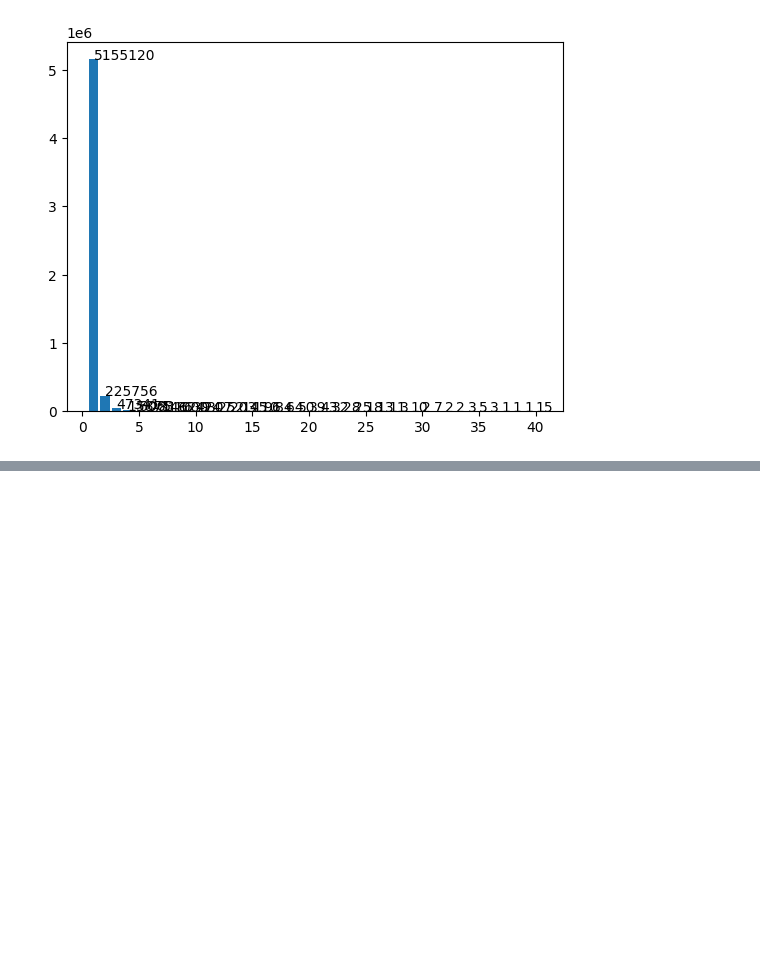
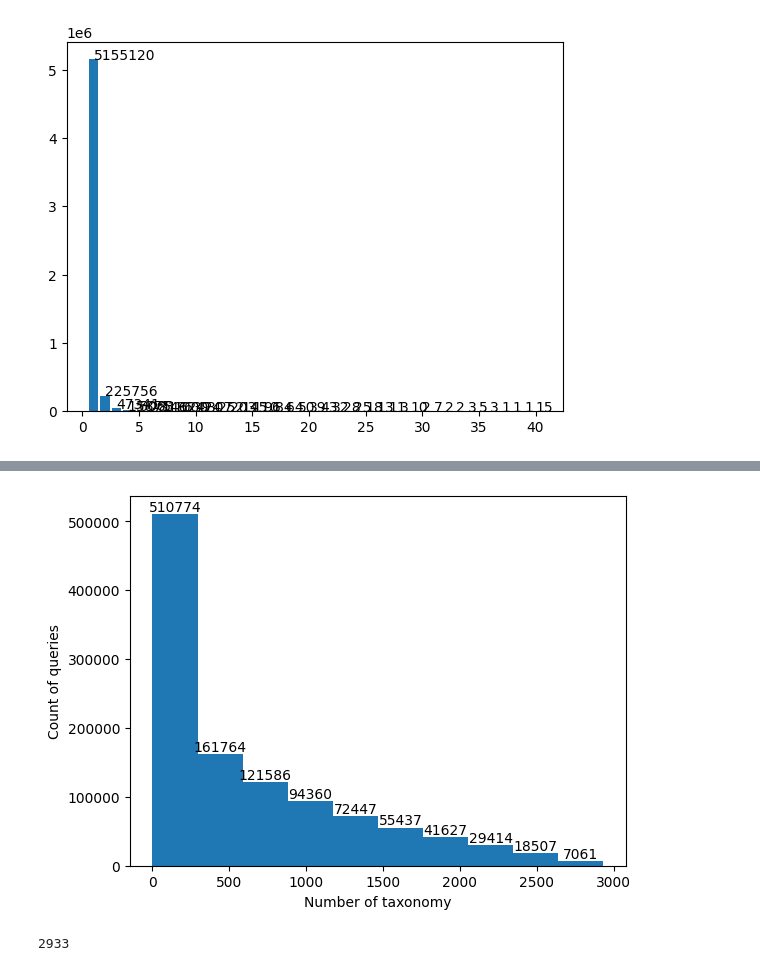
Before and after one commit to yqngzh/yzhang-adhoc-analysis, a Jupyter notebook: 2023Q3_query_taxonomy/7_lastpass_boost.ipynb, the cells around one changed output, grey strips where cells are left out. Drawn from its saved outputs; the diff is of its cells as text; code cells hidden in the pictures; blank space fills up the shorter version.

```diff
--- a/2023Q3_query_taxonomy/7_lastpass_boost.ipynb
+++ b/2023Q3_query_taxonomy/7_lastpass_boost.ipynb
@@ -105,0 +119,12 @@ plt.show()
+# %%
+counts, edges, bars = plt.hist(df.num_taxo)
+plt.bar_label(bars)
+plt.xlabel("Number of taxonomy")
+plt.ylabel("Count of queries")
+plt.show()
+# %% [output]
+[figure, added]
+# %%
+df.num_taxo.max()
+# %% [output]
+2933
```
Also changed, not shown: parts of 2 cells of this notebook, 1 other file.
